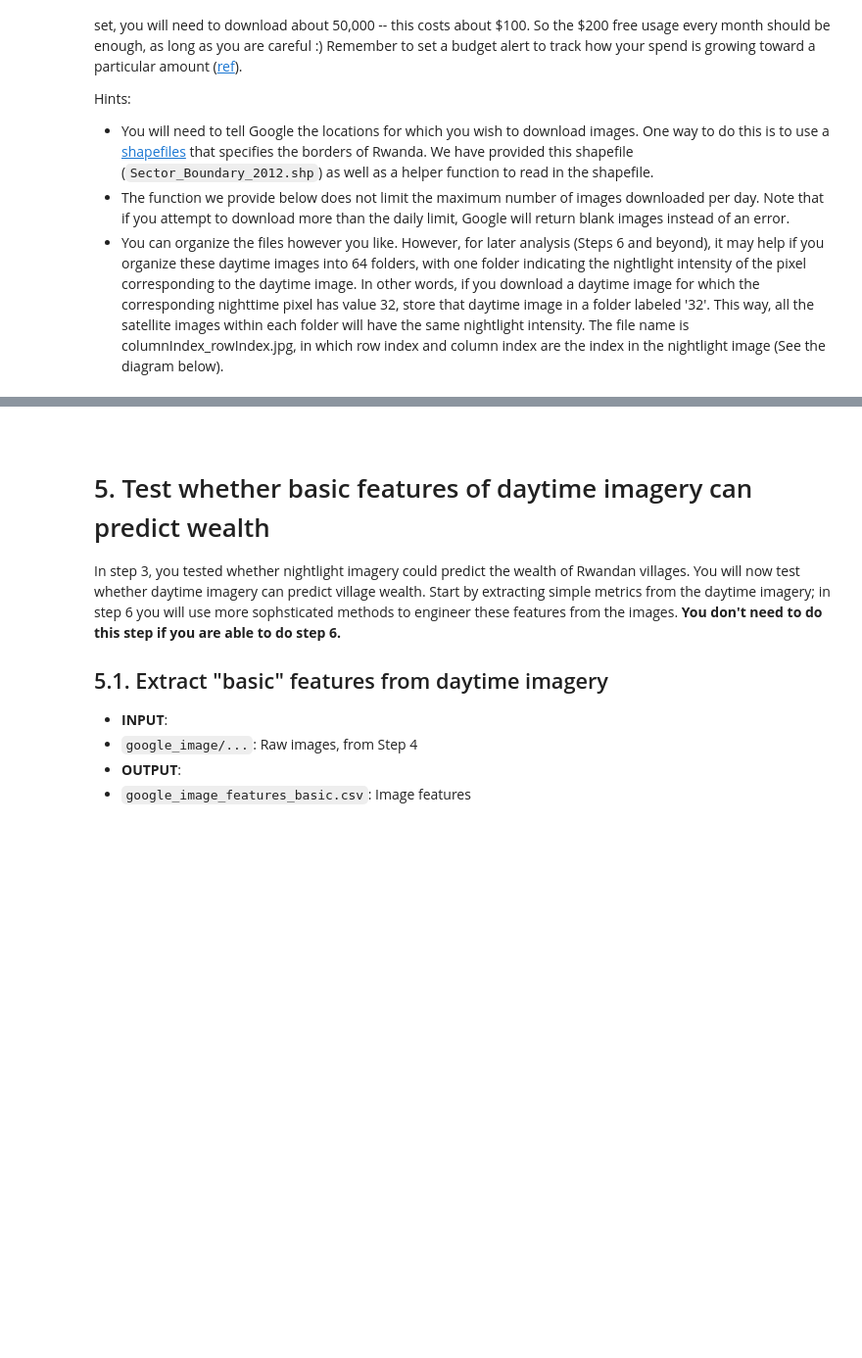
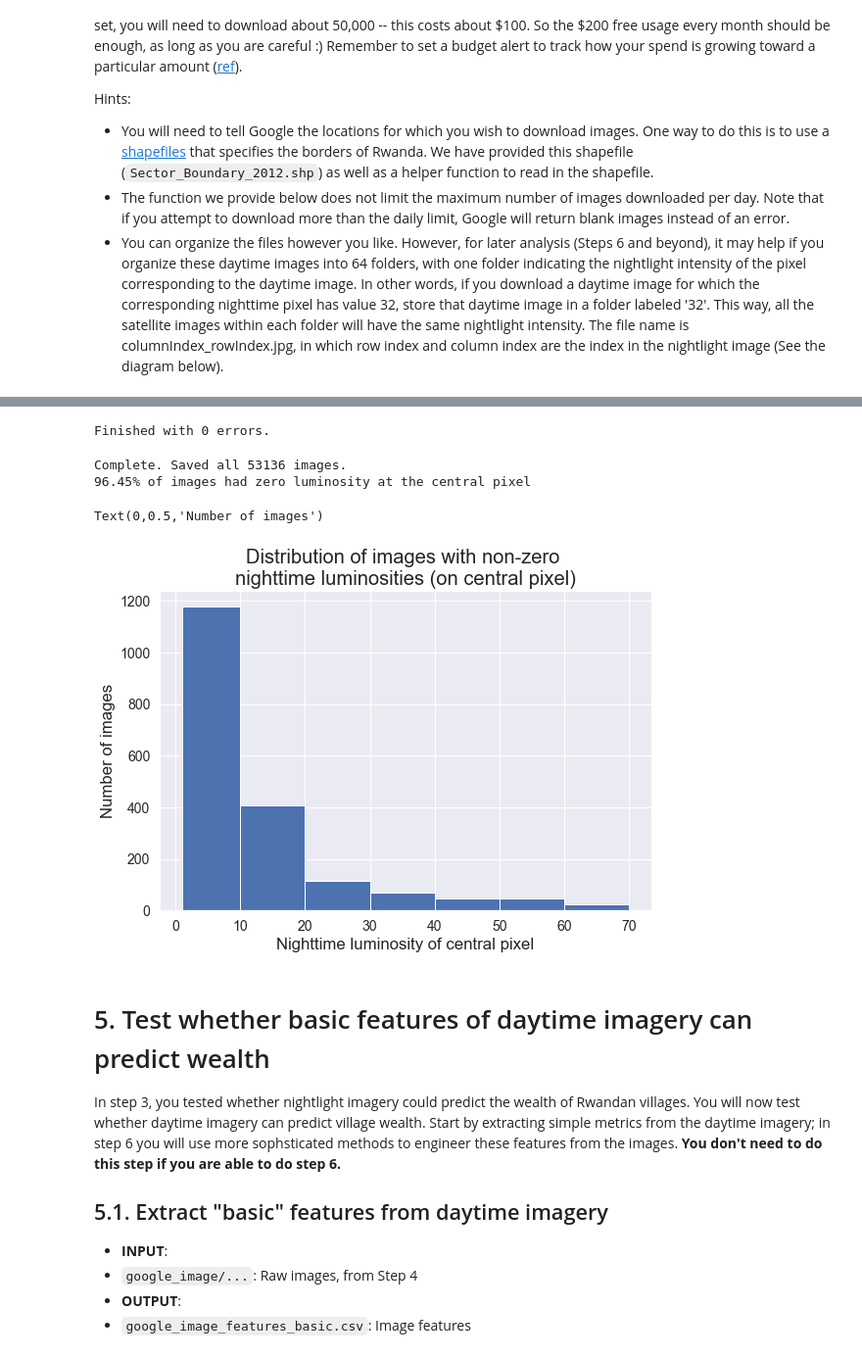
Before and after one commit to wetchler/bdd, a Jupyter notebook: PS1/BDD2019-PS1.ipynb, the cells around one changed output, grey strips where cells are left out. Shown at 98% size. Drawn from its saved outputs; the diff is of its cells as text; code cells hidden in the pictures; blank space fills up the shorter version.

Commit message:
Step 4 - pull google maps images. Ping me and I can share the zip file with all 50,000 of them.

```diff
--- a/PS1/BDD2019-PS1.ipynb
+++ b/PS1/BDD2019-PS1.ipynb
@@ -777,31 +862,67 @@ def save_img(url, file_path, file_name):
 # %%
-# Now read in the shapefile for Rwanda and extract the edges of the country
-inShapefile = "provided/Sector_Boundary_2012/Sector_Boundary_2012.shp"
-x_min_shp, y_min_shp, x_max_shp, y_max_shp = get_shp_extent(inShapefile)
-
-left_idx, top_idx = get_cell_idx(x_min_shp, y_max_shp, top_left_x_coords, top_left_y_coords)
-right_idx, bottom_idx = get_cell_idx(x_max_shp, y_min_shp, top_left_x_coords, top_left_y_coords)
-
-key = 'YOUR_GOOGLE_MAP_API_KEY'
-m = 1
+# Note that we fetch a 400x500 image. This is because google adds a watermark
+# to the bottom of every image. In order to get rid of this, we request images
+# a bit taller than we want, then chop off the extra height (including the watermark).
+m = 0
+errors = []
 for i in xrange(left_idx, right_idx + 1):
     for j in xrange(top_idx, bottom_idx + 1):
         lon = centroid_x_coords[i]
         lat = centroid_y_coords[j]
         url = 'https://maps.googleapis.com/maps/api/staticmap?center=' + str(lat) + ',' + \
                str(lon) + '&zoom=16&size=400x500&maptype=satellite&key=' + key
-#         print(url)
+        url = sign_url(url, secret)
         lightness = bands_data[j, i, 0]
         file_path = 'google_image/' + str(lightness) + '/'
         if not os.path.isdir(file_path):
             os.makedirs(file_path)
         file_name = str(i) + '_' + str(j) +'.jpg'
-        save_img(url, file_path, file_name)
+        if os.path.isfile(os.path.join(file_path, file_name)):
+            # Already fetched this one
+            m += 1
+            continue
+        try:
+            save_img(url, file_path, file_name)
+        except Exception, e:
+            print("ERROR on %d,%d" % (i, j))
+            errors.append([i, j, url, file_path, file_name, e])
         if m % 100 == 0:
-            print m
+            print(time.time())
         m += 1
+        print('(%d, %d) %d/%d fetched' % (i, j, m, N))
+
+print("Finished with %d errors." % len(errors))
+if errors:
+    print('Rerun this cell to re-attempt the missing images.')
+# %% [output]
+Finished with 0 errors.
-# %% [markdown]
-<a id='step_5'></a>
+# %%
+luminosities = []
+n_images = 0
+for folder in os.listdir('google_image/'):
+    if os.path.isdir('google_image/' + folder) and folder.isdigit():
+        found = sum(1 for f in os.listdir('google_image/' + folder) if f.endswith('jpg'))
+        luminosities.extend([int(folder)] * found)
+        n_images += found
+
+if n_images == N:
+    print("Complete. Saved all %d images." % N)
+    zeros = sum(1 for x in luminosities if x == 0)
+    print("%.2f%% of images had zero luminosity at the central pixel" % (zeros * 100.0 / N))
+else:
+    print("INCOMPLETE: Saved %d images but expected %d" % (N, n_images))
+# %% [output]
+Complete. Saved all 53136 images.
+96.45% of images had zero luminosity at the central pixel
+# %%
+fig, ax = plt.subplots(1)
+pd.Series([x for x in luminosities if x > 0]).hist(ax=ax, bins=[1,10,20,30,40,50,60, 70])
+ax.set_title("Distribution of images with non-zero \nnighttime luminosities (on central pixel)")
+ax.set_xlabel("Nighttime luminosity of central pixel")
+ax.set_ylabel("Number of images")
+# %% [output]
+Text(0,0.5,'Number of images')
+[figure, added]
 # %% [markdown]
 # 5. Test whether basic features of daytime imagery can predict wealth
 In step 3, you tested whether nightlight imagery could predict the wealth of Rwandan villages. You will now test whether daytime imagery can predict village wealth. Start by extracting simple metrics from the daytime imagery; in step 6 you will use more sophsticated methods to engineer these features from the images. **You don't need to do this step if you are able to do step 6.**
```
Also changed, not shown: parts of 21 cells of this notebook, 2 other files.
